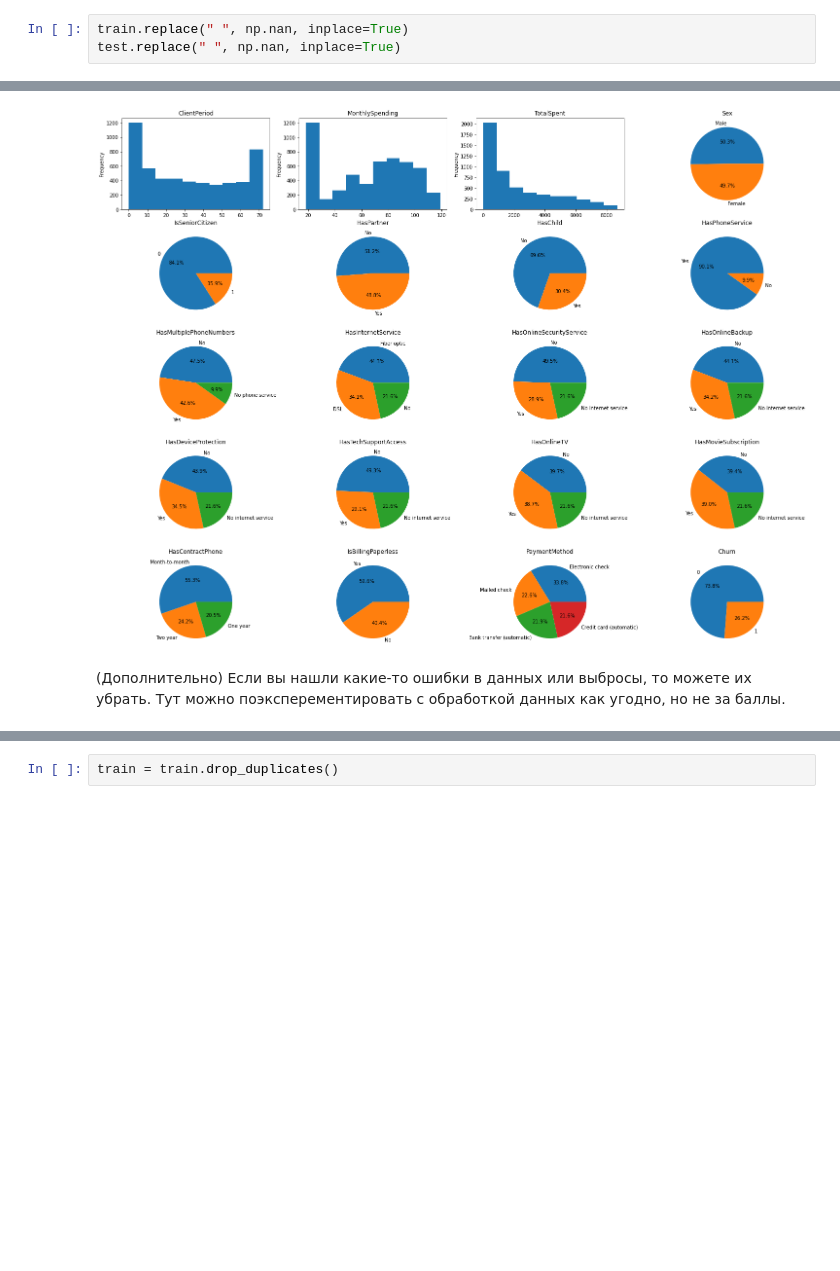
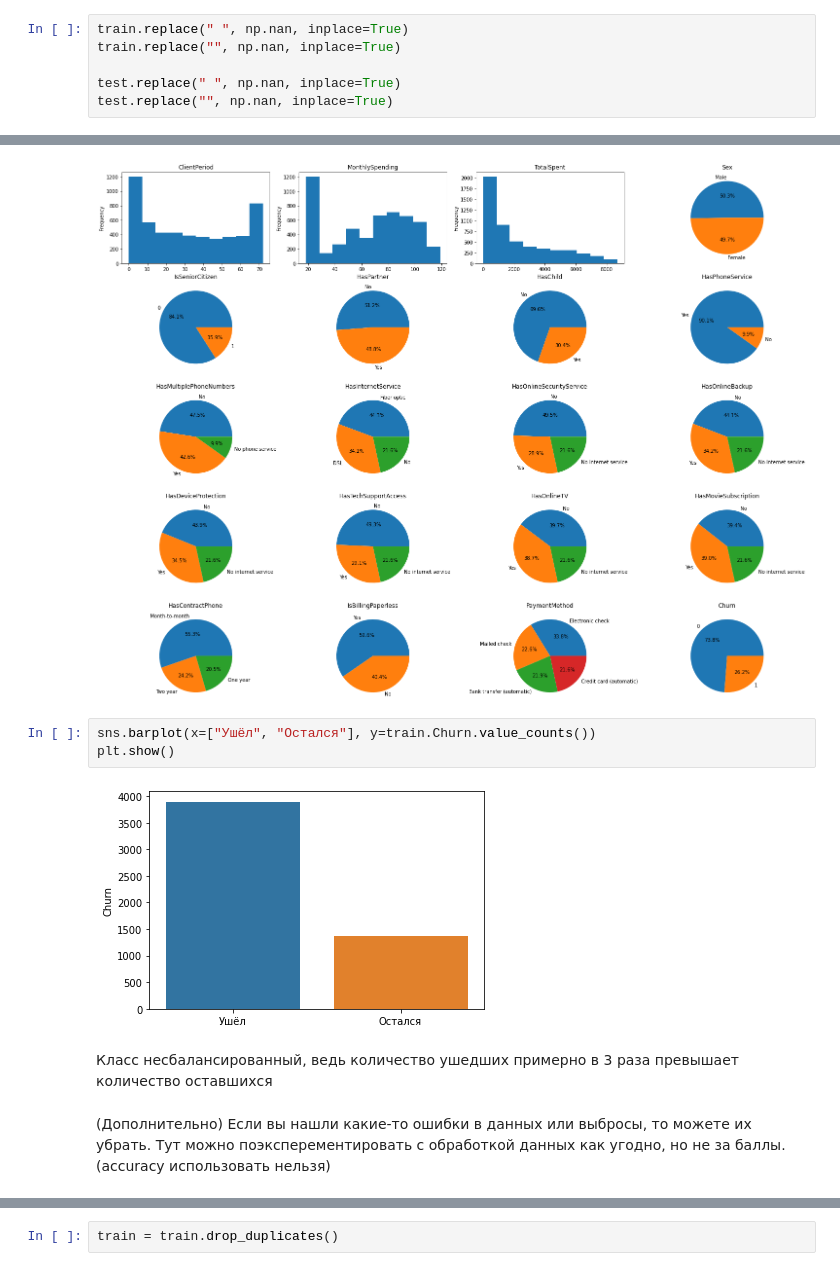
Before and after one commit to D1ffic00lt/dls-base-2022, a Jupyter notebook: 13. Домашнее задание. Решение ML-задачи и Kaggle/Kaggle/baseline.ipynb, the cells around one changed output, grey strips where cells are left out. Cells and saved outputs as stored; diff of their text form; blank space fills up the shorter version.

```diff
--- a/13. Домашнее задание. Решение ML-задачи и Kaggle/Kaggle/baseline.ipynb
+++ b/13. Домашнее задание. Решение ML-задачи и Kaggle/Kaggle/baseline.ipynb
@@ -96,3 +117,6 @@ target_col = 'Churn'
 # %%
 train.replace(" ", np.nan, inplace=True)
+train.replace("", np.nan, inplace=True)
+
 test.replace(" ", np.nan, inplace=True)
+test.replace("", np.nan, inplace=True)
@@ -194,8 +227,15 @@ ax[-1].pie(
 plt.show()
 # %% [output]
 [figure]
+# %%
+sns.barplot(x=["Ушёл", "Остался"], y=train.Churn.value_counts())
+plt.show()
+# %% [output]
+[figure, added]
+# %% [markdown]
+Класс несбалансированный, ведь количество ушедших примерно в 3 раза превышает количество оставшихся
 # %% [markdown]
-(Дополнительно) Если вы нашли какие-то ошибки в данных или выбросы, то можете их убрать. Тут можно поэксперементировать с обработкой данных как угодно, но не за баллы.
+(Дополнительно) Если вы нашли какие-то ошибки в данных или выбросы, то можете их убрать. Тут можно поэксперементировать с обработкой данных как угодно, но не за баллы. (accuracy использовать нельзя)
 # %%
 train.duplicated().value_counts()
 # %% [output]
```
Also changed, not shown: parts of 27 cells of this notebook, 1 other file.
